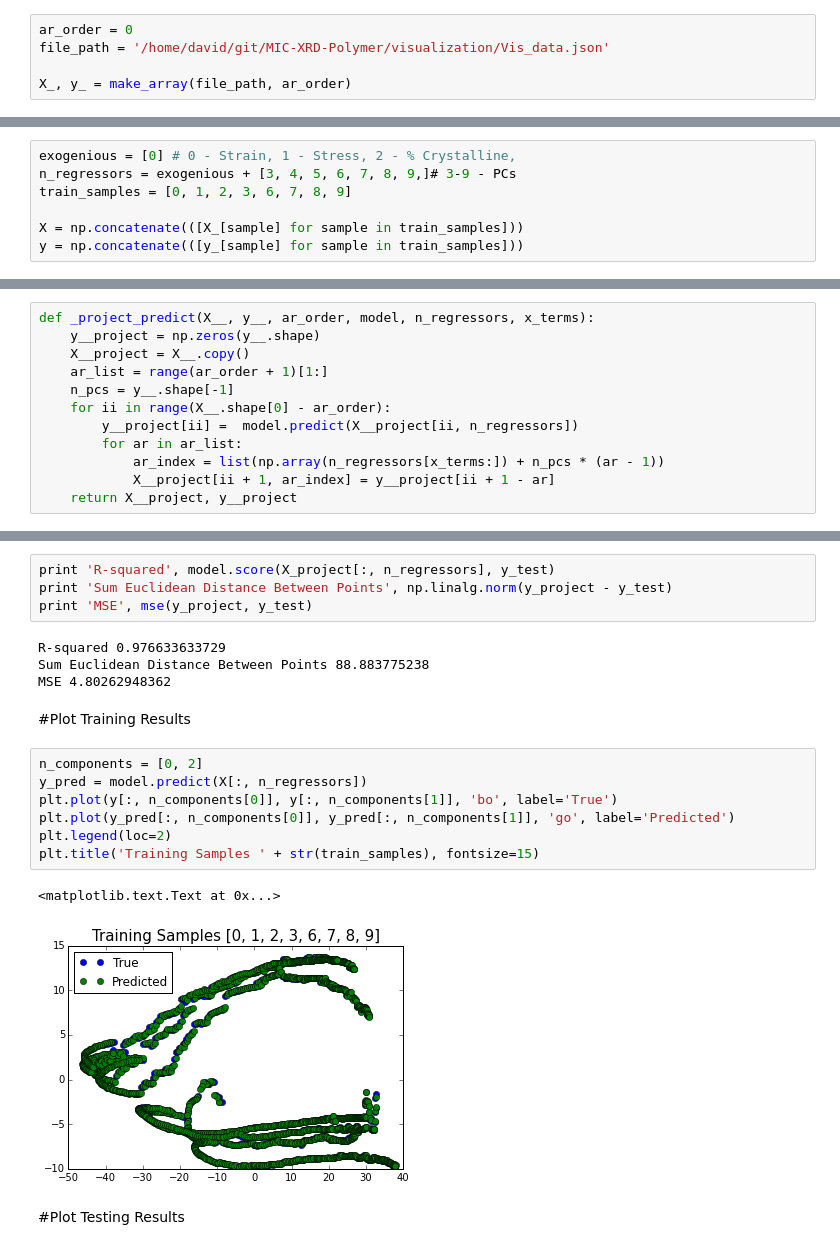
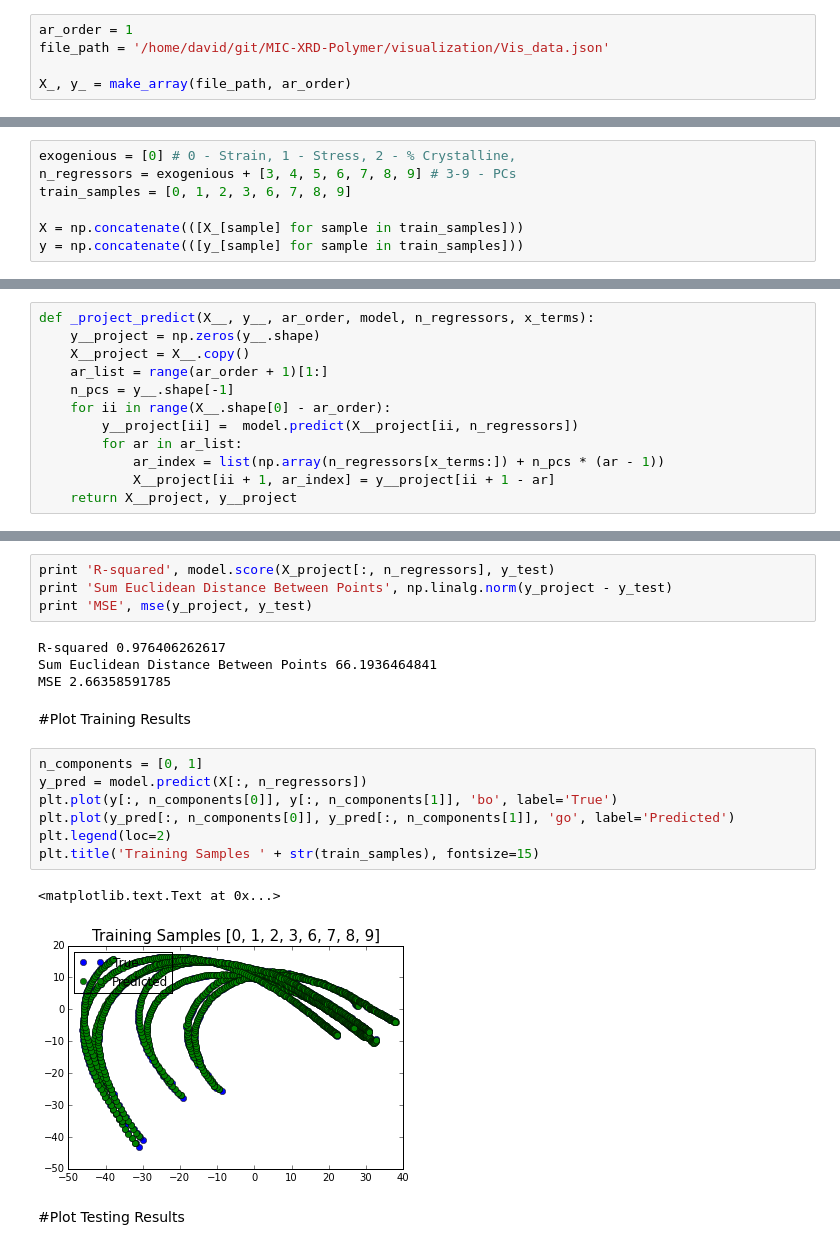
Before and after one commit to phelpsforpresident/MIC-XRD-Polymer, a Jupyter notebook: notebooks/Regression.ipynb, the cells around one changed output, grey strips where cells are left out. Drawn from its saved outputs; the diff is of its cells as text.

```diff
--- a/notebooks/Regression.ipynb
+++ b/notebooks/Regression.ipynb
@@ -92,7 +92,7 @@ def _add_ar_terms(X, y, ar_order, n_samples):
                                     , axis=-1))
     return X_, y
 # %%
-ar_order = 0
+ar_order = 1
 file_path = '/home/david/git/MIC-XRD-Polymer/visualization/Vis_data.json'
 
 X_, y_ = make_array(file_path, ar_order)
@@ -104,7 +104,7 @@ model = Pipeline([('poly', PolynomialFeatures(1)), ('linear', LinearRegression()
 #Select training dataset and regressors
 # %%
 exogenious = [0] # 0 - Strain, 1 - Stress, 2 - % Crystalline,
-n_regressors = exogenious + [3, 4, 5, 6, 7, 8, 9,]# 3-9 - PCs
+n_regressors = exogenious + [3, 4, 5, 6, 7, 8, 9] # 3-9 - PCs
 train_samples = [0, 1, 2, 3, 6, 7, 8, 9]
 
 X = np.concatenate(([X_[sample] for sample in train_samples]))
@@ -181,21 +167,21 @@ print 'R-squared', model.score(X_project[:, n_regressors], y_test)
 print 'Sum Euclidean Distance Between Points', np.linalg.norm(y_project - y_test)
 print 'MSE', mse(y_project, y_test)
 # %% [output]
-R-squared 0.976633633729
-Sum Euclidean Distance Between Points 88.883775238
-MSE 4.80262948362
+R-squared 0.976406262617
+Sum Euclidean Distance Between Points 66.1936464841
+MSE 2.66358591785
 # %% [markdown]
 #Plot Training Results
 # %%
-n_components = [0, 2]
+n_components = [0, 1]
 y_pred = model.predict(X[:, n_regressors])
 plt.plot(y[:, n_components[0]], y[:, n_components[1]], 'bo', label='True')
 plt.plot(y_pred[:, n_components[0]], y_pred[:, n_components[1]], 'go', label='Predicted')
 plt.legend(loc=2)
 plt.title('Training Samples ' + str(train_samples), fontsize=15)
 # %% [output]
 <matplotlib.text.Text at 0x...>
-[figure, old version]
+[figure, new version]
 # %% [markdown]
 #Plot Testing Results
 # %%
```
Also changed, not shown: parts of 4 cells of this notebook, 1 other file.
